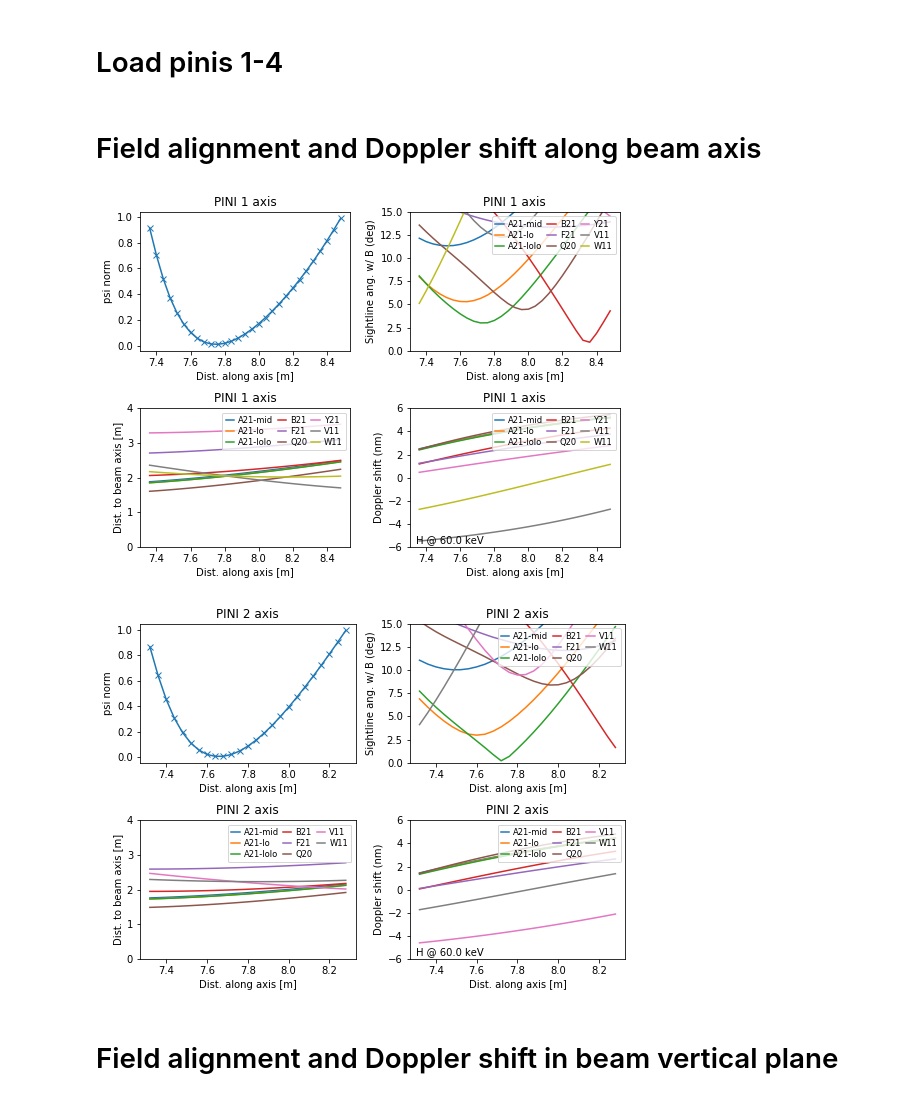
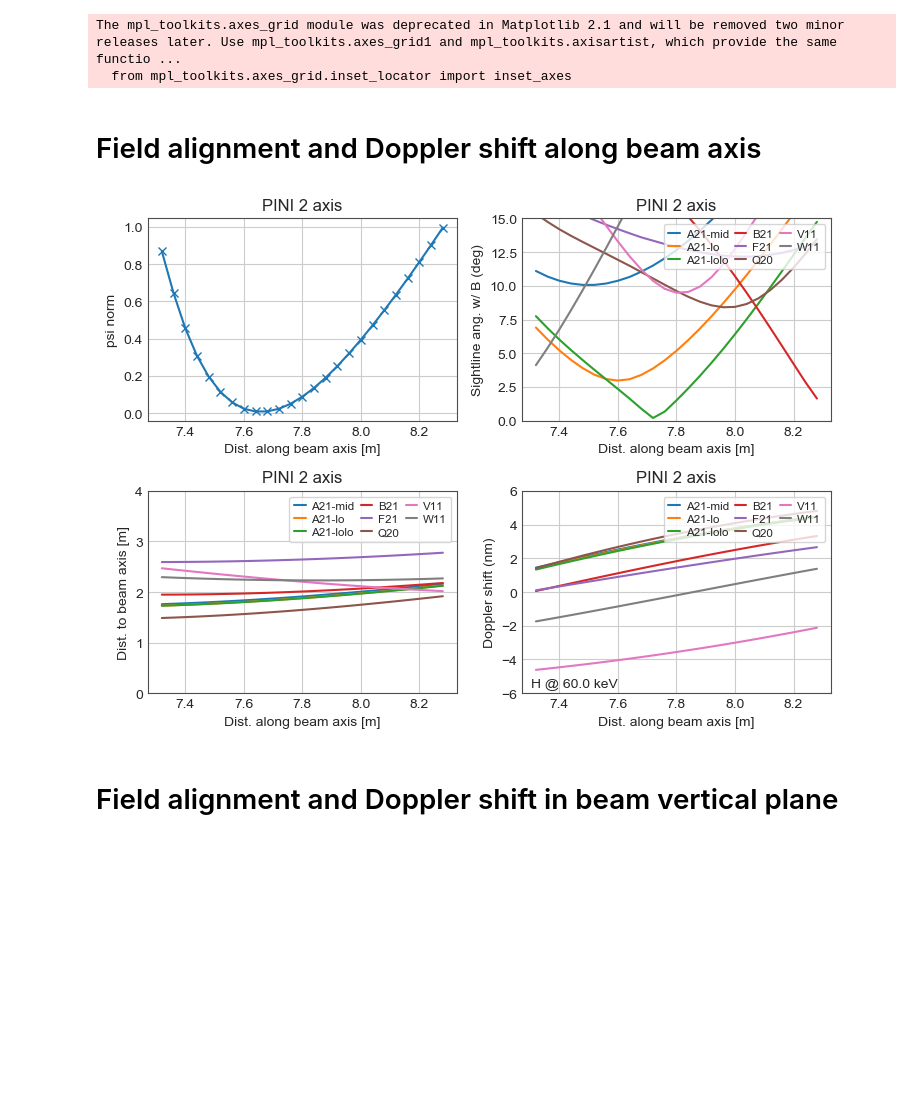
Before and after one commit to drsmith48/w7x-bes-design, a Jupyter notebook: bes-analysis.ipynb, the cells around one changed output. Cells and saved outputs as stored; diff of their text form; code cells hidden in the pictures; blank space fills up the shorter version.

```diff
--- a/bes-analysis.ipynb
+++ b/bes-analysis.ipynb
@@ -3,2 +0,0 @@ import beams
-# %% [markdown]
-# Load pinis 1-4
@@ -7,10 +1,22 @@ pinis = [beams.HeatingBeam(pini=pini, bvoltage=60e3, species='protium') for pini
+# %%
+import beams
+import profiles
+import optics_calculations
+import plotfida
+
+import matplotlib
+matplotlib.rcParams['figure.dpi'] = 100
+
+save_figures = False
+# %% [output]
+The mpl_toolkits.axes_grid module was deprecated in Matplotlib 2.1 and will be removed two minor releases later. Use mpl_toolkits.axes_grid1 and mpl_toolkits.axisartist, which provide the same functio ...
+  from mpl_toolkits.axes_grid.inset_locator import inset_axes
 # %% [markdown]
 # Field alignment and Doppler shift along beam axis
-# %%
-for ipini in [0,1]:
-    pinis[ipini].plot_onaxis()
-# %% [output]
-[figure, removed]
-[figure, removed]
+# %%
+pinis = [beams.HeatingBeam(pini=pini, bvoltage=60e3, species='protium') for pini in [1,2,3,4]]
+pinis[1].plot_onaxis(save=save_figures)
+# %% [output]
+[figure, added]
 # %% [markdown]
 # Field alignment and Doppler shift in beam vertical plane
```
Also changed, not shown: parts of 11 cells of this notebook, 9 other files.
